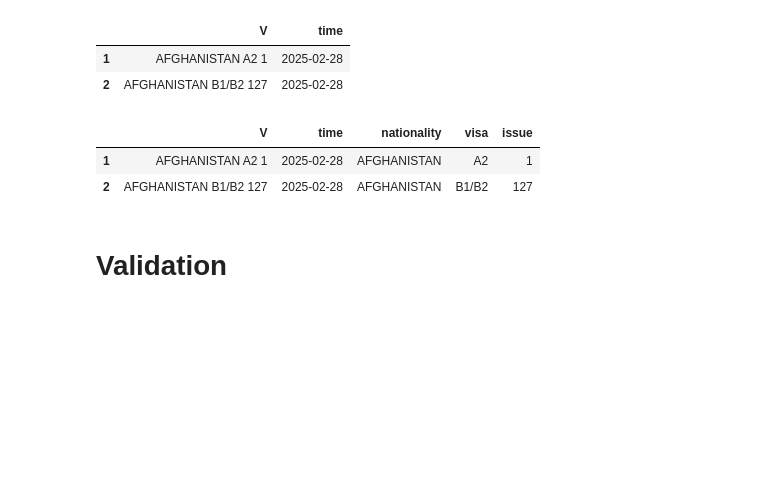
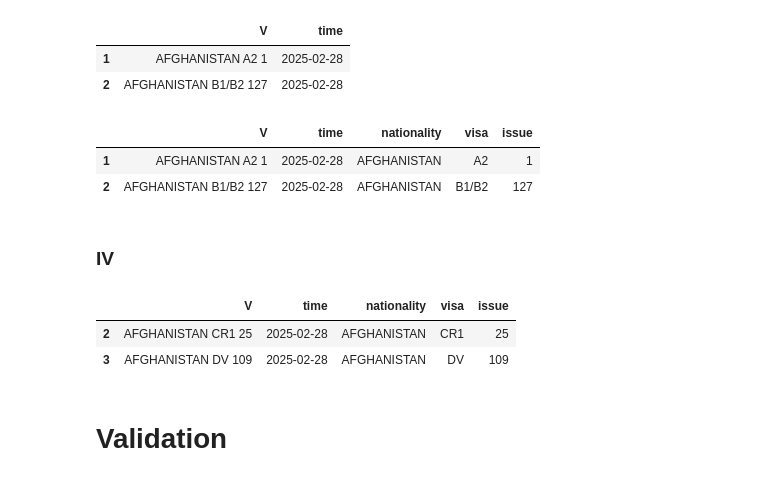
Before and after one commit to tiangenglu/automation, a Jupyter notebook: 2025-04-08_append_visa_data.ipynb, the cells around one changed output. Drawn from its saved outputs; the diff is of its cells as text; code cells hidden in the pictures; blank space fills up the shorter version.

```diff
--- a/2025-04-08_append_visa_data.ipynb
+++ b/2025-04-08_append_visa_data.ipynb
@@ -159,3 +194,15 @@ print(grand_total)
 # %% [output]
 [V    GRAND TOTAL 914,989
 Name: 3692, dtype: object]
+# %%
+iv_grand_total = []
+for i in range(len(iv_df_raw)):
+    iv_df_raw[i].columns = ['V']
+    iv_df_raw[i]['V']=iv_df_raw[i]['V'].str.strip().str.upper()
+    for idx,row in iv_df_raw[i].iterrows():
+        if 'grand total'.upper() in row['V']:
+            iv_grand_total.append(row)
+            idx_rm_below = idx
+    iv_df_raw[i] = iv_df_raw[i].iloc[:idx_rm_below]
+    iv_df_raw[i]['time'] = iv_date_to_add[-(i+1)]
+print(iv_grand_total)
@@ -164,5 +213,8 @@ Name: 3692, dtype: object]
 # %%
 df_raw_niv=pd.concat([df for df in niv_df_raw])
 df_niv = df_raw_niv.copy(deep = True)
+# %%
+df_raw_iv=pd.concat([df for df in iv_df_raw])
+df_iv=df_raw_iv.copy(deep=True)
 # %% [markdown]
 ## Remove non-data rows
@@ -186,0 +243,8 @@ df_niv=df_niv.iloc[~df_niv.index.isin(df_niv_headers.index)]
+# %%
+df_iv['V'] = df_iv['V'].str.strip()
+df_iv = df_iv[df_iv['V'].str.len() > 1]
+iv_headers = ['PAGE ', 'FOREIGN STATE OF', 'CHARGEABILITY',
+              'PLACE OF BIRTH', '\\(FY 20', '\\(FY20',
+              'IMMIGRANT VISA', 'SENSITIVE']
+df_iv_headers = df_iv.loc[df_iv['V'].str.contains('|'.join(iv_headers))]
+df_iv = df_iv.iloc[~df_iv.index.isin(df_iv_headers.index)]
@@ -206,6 +280,18 @@ df_niv.head(2)
 |  | V | time | nationality | visa | issue |
 | 1 | AFGHANISTAN A2 1 | 2025-02-28 | AFGHANISTAN | A2 | 1 |
 | 2 | AFGHANISTAN B1/B2 127 | 2025-02-28 | AFGHANISTAN | B1/B2 | 127 |
+# %% [markdown]
+### IV
+# %%
+df_iv['nationality']=[' '.join(row.split(' ')[:-2]).strip() for row in df_iv['V']]
+df_iv['visa']=[row.split(' ')[-2].strip() for row in df_iv['V']]
+df_iv['issue']=[row.split(' ')[-1].replace(',','').strip() for row in df_iv['V']]
+# %%
+df_iv.head(2)
+# %% [output]
+|  | V | time | nationality | visa | issue |
+| 2 | AFGHANISTAN CR1 25 | 2025-02-28 | AFGHANISTAN | CR1 | 25 |
+| 3 | AFGHANISTAN DV 109 | 2025-02-28 | AFGHANISTAN | DV | 109 |
 # %% [markdown]
 # Validation
 # %% [markdown]
```
Also changed, not shown: parts of 37 cells of this notebook.
